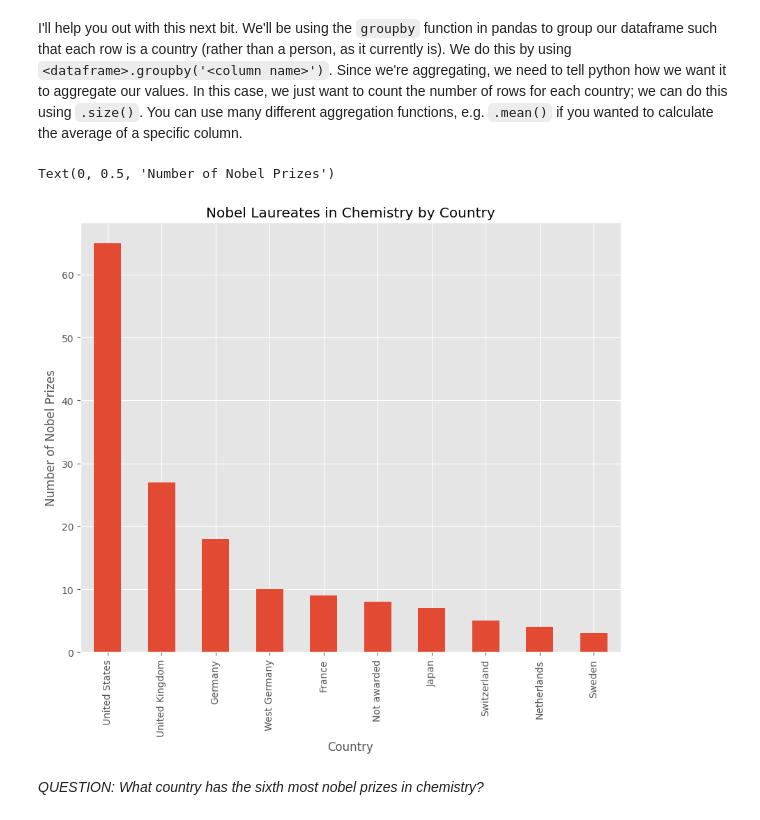
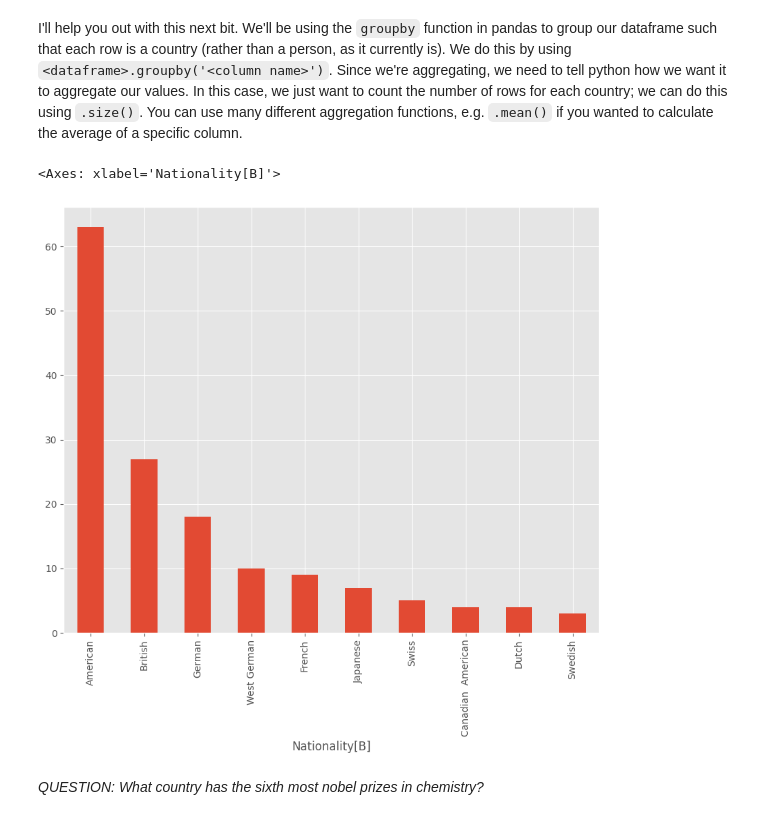
Before and after one commit to yui661/Assessed-Questions, a Jupyter notebook: notebooks/W02. Pandas.ipynb, the cells around one changed output. Cells and saved outputs as stored; diff of their text form; code cells hidden in the pictures.

```diff
--- a/notebooks/W02. Pandas.ipynb
+++ b/notebooks/W02. Pandas.ipynb
@@ -396,14 +396,16 @@ And there we have it; a nicely formatted dataframe ready for analysis, straight
 Using the following URL https://en.wikipedia.org/wiki/List_of_Nobel_laureates_in_Chemistry create a plot of the top 10 countries in terms of nobel laureates. First, follow the steps below:
 # %%
 # scrape the table of Nobel Laureates in Chemistry using read_html. remember, this gives us a LIST of dataframes! lets call this list chem_tables
-import pandas
-
 url='https://en.wikipedia.org/wiki/List_of_Nobel_laureates_in_Chemistry'
 
-chem_tables=pandas.read_html(url)
+chem_table=pandas.read_html(url)
+
+print(chem_table)
 
 # select the first dataframe from this list and call it chem
-chem=chem_tables[0]
 
-chem.head()
+chem=chem_table[0]
+
+chem
+# select the first dataframe from this list and call it chem
 # %% [output]
@@ -417,18 +443,20 @@ chem.head()
 I'll help you out with this next bit. We'll be using the `groupby` function in pandas to group our dataframe such that each row is a country (rather than a person, as it currently is). We do this by using `<dataframe>.groupby('<column name>')`. Since we're aggregating, we need to tell python how we want it to aggregate our values. In this case, we just want to count the number of rows for each country; we can do this using `.size()`. You can use many different aggregation functions, e.g. `.mean()` if you wanted to calculate the average of a specific column.
 # %%
 # create a new dataframe called 'country' in which each row is a country, and the values represent the number of nobel laureates.
-country=chem.groupby('Country[B]').size()
+# create a new dataframe called 'country' in which each row is a country, and the values represent the number of nobel laureates.
+chem.groupby('Nationality[B]')
+country=chem.groupby('Nationality[B]').size()
+country
 
 # now sort it in descending order
-ranking=country.sort_values(ascending=False)
 
+# now sort it in descending order
+country.sort_values(ascending=False)
+
+country.drop('Not awarded').sort_values(ascending=False).head(10).plot(kind='bar')
 # finally, plot the top 10 countries
-graph=country.sort_values(ascending=False).head(10).plot(kind='bar')
-plt.title('Nobel Laureates in Chemistry by Country')
-plt.xlabel('Country')
-plt.ylabel('Number of Nobel Prizes')
 # %% [output]
-Text(0, 0.5, 'Number of Nobel Prizes')
+<Axes: xlabel='Nationality[B]'>
-[figure, old version]
+[figure, new version]
 # %% [markdown]
 *QUESTION: What country has the sixth most nobel prizes in chemistry?*
```
Also changed, not shown: parts of 1 cell of this notebook.
